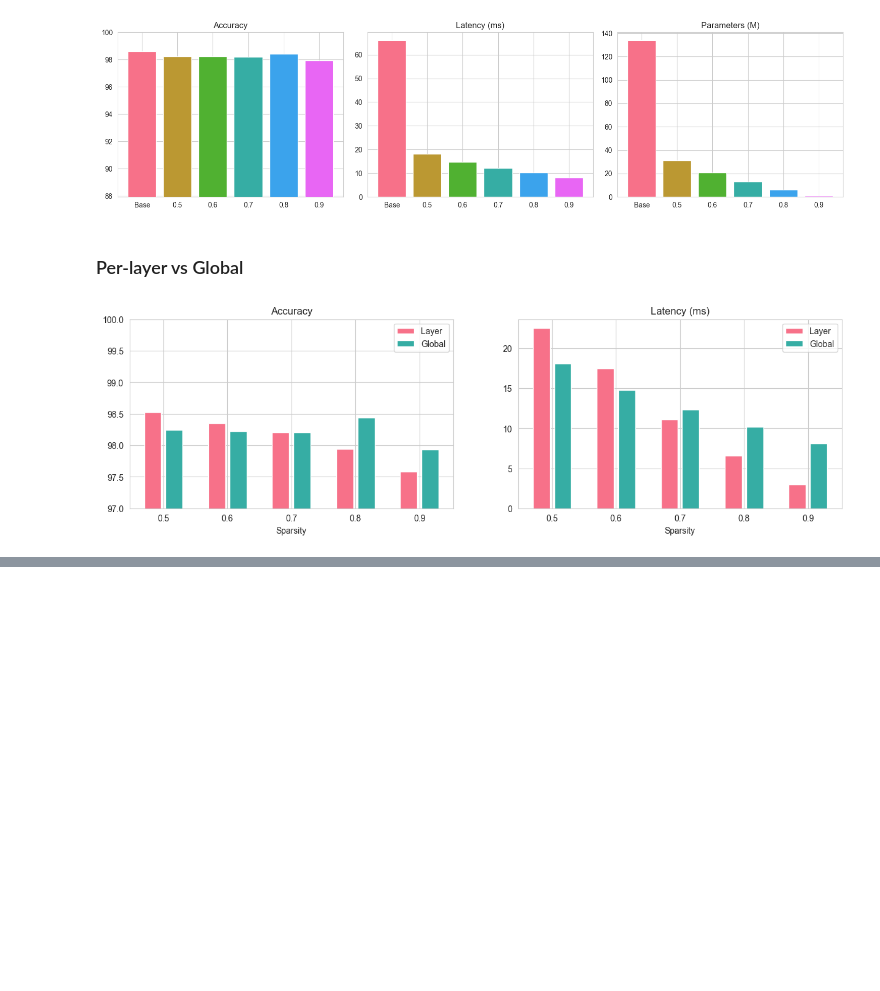
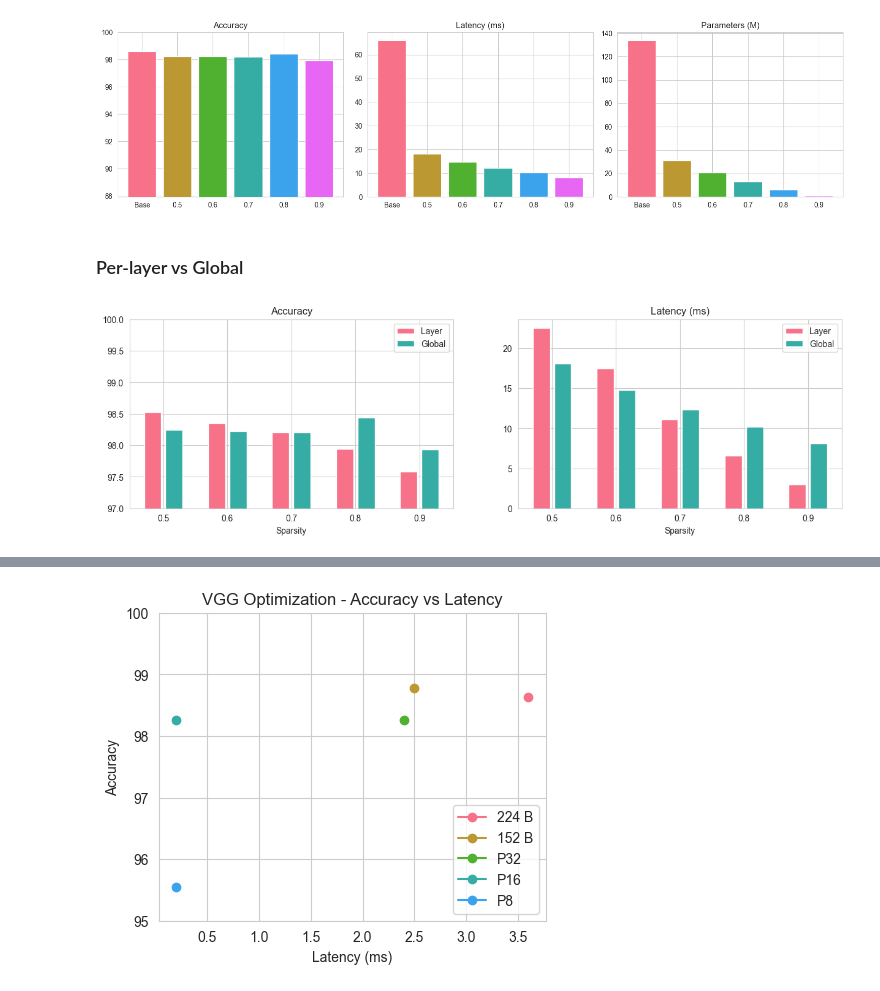
Before and after one commit to Tavonput/ECG-Optimization, a Jupyter notebook: benchmark.ipynb, the cells around one changed output, grey strips where cells are left out. Cells and saved outputs as stored; diff of their text form; code cells hidden in the pictures; blank space fills up the shorter version.

```diff
--- a/benchmark.ipynb
+++ b/benchmark.ipynb
@@ -363,0 +684,97 @@ plot_layer_vs_global(stats)
+# %%
+models = {
+    "VGG16 - Resolution 224 - FP32":                  "224 B",
+    "VGG16 Custom 152 - FP32":                        "152 B",
+    "VGG16 Custom 152 - Layer Pruned 0.8 - FP32":     "P32",
+    "VGG16 Custom 152 - Layer Pruned 0.8 - TRT FP16": "P16",
+    "VGG16 Custom 152 - Layer Pruned 0.8 - TRT INT8": "P8",
+}
+
+stats = get_model_stats_from_json("model_stats.json", models, sort=True)
+for stat in stats:
+    stat.name = models[stat.name]
+
+# Accuracy vs Latency
+accuracy_vs_latency = {
+    stat.name: [(round(stat.latency * 1000, 1), stat.accuracy)] for stat in stats
+}
+config = PlotConfig(
+    title    = "VGG Optimization - Accuracy vs Latency",
+    x_label  = "Latency (ms)",
+    y_label  = "Accuracy",
+    y_range  = (95, 100),
+    fig_size = (5, 4)
+)
+compare_pairwise(accuracy_vs_latency, config)
+
+# Parameters
+parameters = {
+    stat.name: round(stat.params / 1e6, 1) for stat in stats
+}
+config = PlotConfig(
+    title    = "VGG Optimization - Parameter Count",
+    y_label  = "Parameters (M)",
+    y_range  = (0, 150),
+    x_grid   = False,
+    fig_size = (5, 4)
+)
+compare_single_values(parameters, config, horizontal=False)
+
+# Size
+sizes = {
+    stat.name: stat.params * 32 / MiB for stat in stats
+}
+sizes["P16"] = sizes["P32"] / 2
+sizes["P8"] = sizes["P32"] / 4
+
+for name, size in sizes.items():
+    sizes[name] = round(size, 2)
+
+config = PlotConfig(
+    title    = "VGG Optimization - Model Size",
+    y_label  = "Model Size (MiB)",
+    y_range  = (0, 600),
+    x_grid   = False,
+    fig_size = (5, 4)
+)
+compare_single_values(sizes, config, horizontal=False)
+
+# Reductions
+parameters = {stat.name: stat.params for stat in stats}
+accuracy   = {stat.name: stat.accuracy for stat in stats}
+latency   = {stat.name: stat.latency for stat in stats}
+
+size_224B  = parameters["224 B"] * 32 / MiB
+size_P16   = parameters["P32"] * 16 / MiB
+size_P8    = parameters["P32"] * 8 / MiB
+print(f"Size of 224 B: {size_224B}")
+print(f"Size of P16: {size_P16}")
+print(f"Size of P8: {size_P8}")
+print()
+
+precisions = ["P16", "P8"]
+for pr in precisions:
+    accuracy_difference = accuracy['224 B'] - accuracy[pr]
+    accuracy_maintained = accuracy[pr] / accuracy['224 B'] * 100
+    latency_difference  = latency['224 B'] - latency[pr]
+    latency_reduction   = latency['224 B'] / latency[pr]
+    param_difference    = parameters['224 B'] - parameters[pr]
+    param_reduction     = parameters['224 B'] / parameters[pr]
+
+    size = size_P16 if pr == "P16" else size_P8
+    size_difference     = size_224B - size
+    size_reduction      = size_224B / size
+
+    print(f"Reductions 224 B => {pr}")
+    print(f"\tAccuracy: {accuracy_difference:.2f} ({accuracy_maintained:.2f}%)")
+    print(f"\tLatency:  {latency_difference:.2f} ({latency_reduction:.2f}x)")
+    print(f"\tParams:   {param_difference:.2f} ({param_reduction:.2f}x)")
+    print(f"\tSize:     {size_difference:.2f} ({size_reduction:.2f}x)")
+    print()
+
+# All stats
+for stat in stats:
+    display_model_stats(stat)
+    print()
+# %% [output]
+[figure, added]
```
Also changed, not shown: parts of 16 cells of this notebook, 13 other files.
